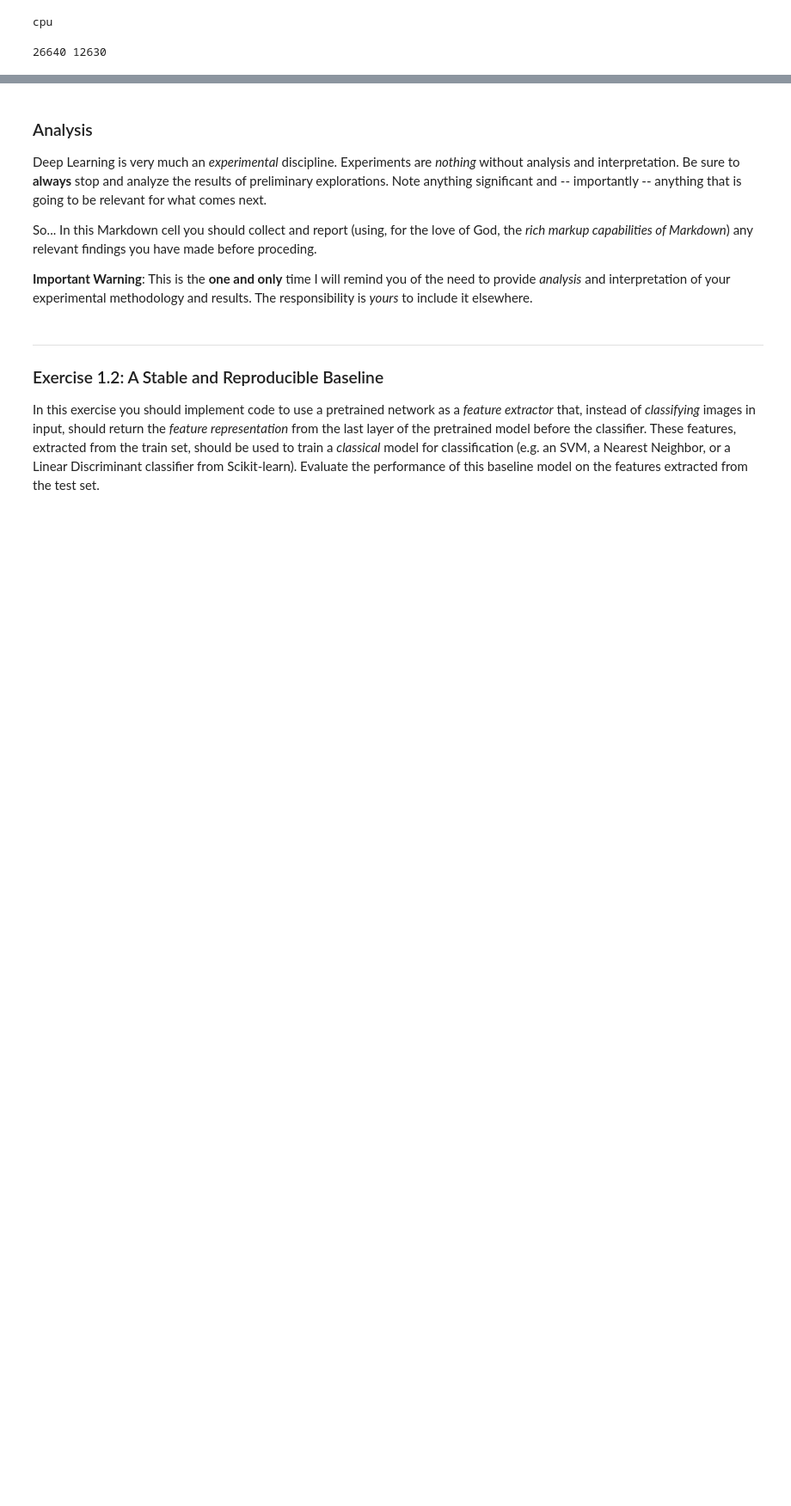
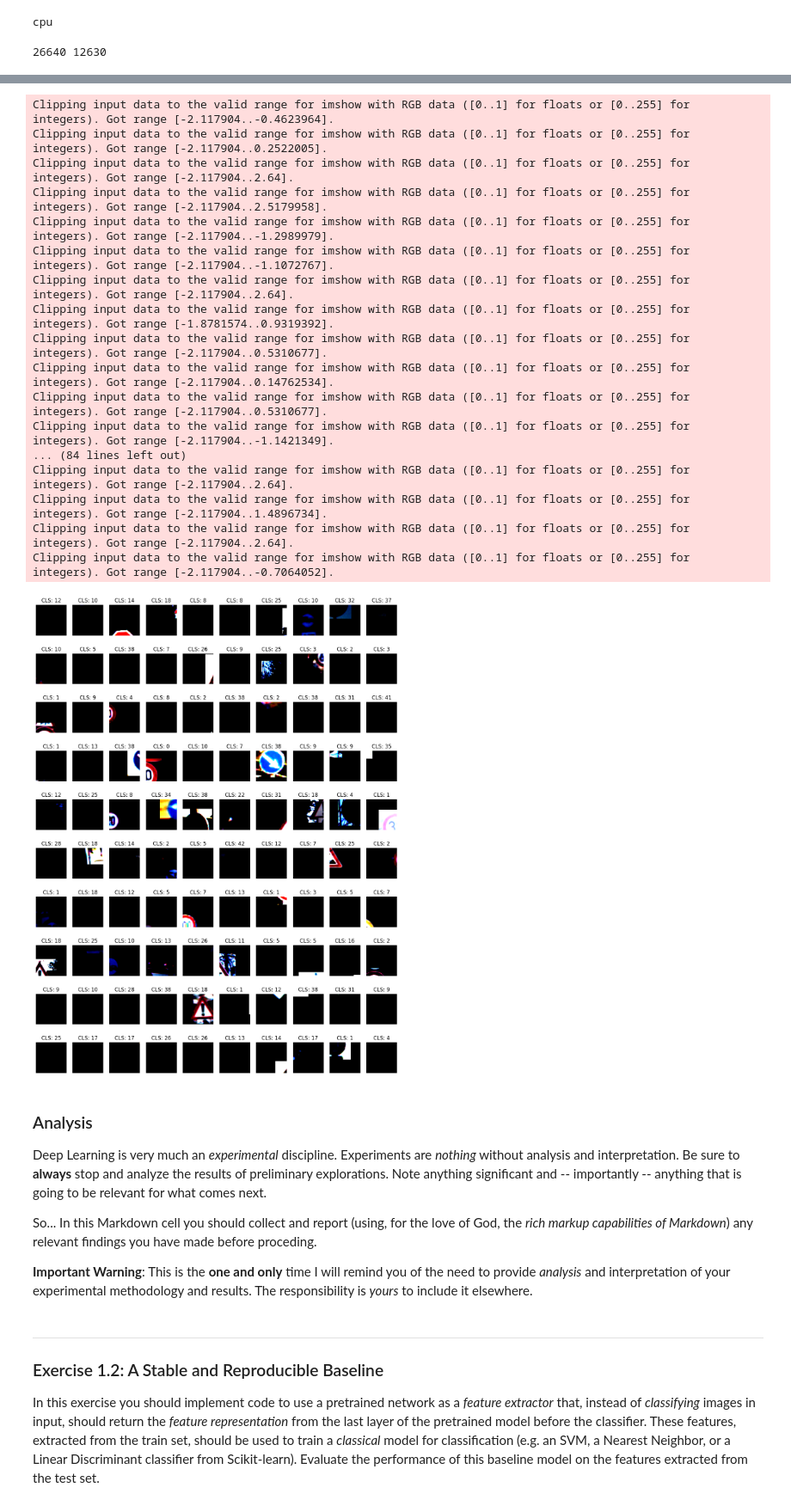
Before and after one commit to Pasqem09-zoo/Deep-Learing-Applications, a Jupyter notebook: DLA-Lab1.ipynb, the cells around one changed output, grey strips where cells are left out. Shown at 86% size. Cells and saved outputs as stored; diff of their text form; code cells hidden in the pictures; blank space fills up the shorter version.

```diff
--- a/DLA-Lab1.ipynb
+++ b/DLA-Lab1.ipynb
@@ -102,3 +158,45 @@ test_ds = GTSRB(root='data', split='test', download=True)
+# %%
+#the final transform: resize to manage the smaller dimension be 70 pixels and then center crop to 64x64 (it introduces a small traslation(data augemntation))
+#then convert to tensor and normalize to...go to "torchvision resnet normalization" (we will see later why this is a good idea)...it has the magic numbers for the normalization
+transform = T.Compose([
+    T.Resize(70),
+    T.RandomCrop(64,64),
+    T.ToTensor(),
+    T.Normalize(mean=[0.485, 0.456, 0.406], std=[0.229, 0.224, 0.225]) # torchvision resnet normalization
+])
+train_ds = GTSRB(root='_data/', split='train', download=True, transform=transform)
+test_ds = GTSRB(root='_data/', split='test', download=True, transform=transform)
+# %%
+# visualize some samples
+nsamples = 100
+image_samples = [train_ds[i] for i in np.random.choice(range(len(train_ds)), nsamples)]
+
+plt.figure(figsize=(15, 20))
+
+for (idx, (im, cls)) in enumerate(image_samples):
+    plt.subplot(10, 10, idx + 1)
+    plt.imshow(im.permute([1, 2, 0]))
+    plt.title(f'CLS: {cls}')
+    plt.axis('off')
+# %% [output]
+Clipping input data to the valid range for imshow with RGB data ([0..1] for floats or [0..255] for integers). Got range [-2.117904..-0.4623964].
+Clipping input data to the valid range for imshow with RGB data ([0..1] for floats or [0..255] for integers). Got range [-2.117904..0.2522005].
+Clipping input data to the valid range for imshow with RGB data ([0..1] for floats or [0..255] for integers). Got range [-2.117904..2.64].
+Clipping input data to the valid range for imshow with RGB data ([0..1] for floats or [0..255] for integers). Got range [-2.117904..2.5179958].
+Clipping input data to the valid range for imshow with RGB data ([0..1] for floats or [0..255] for integers). Got range [-2.117904..-1.2989979].
+Clipping input data to the valid range for imshow with RGB data ([0..1] for floats or [0..255] for integers). Got range [-2.117904..-1.1072767].
+Clipping input data to the valid range for imshow with RGB data ([0..1] for floats or [0..255] for integers). Got range [-2.117904..2.64].
+Clipping input data to the valid range for imshow with RGB data ([0..1] for floats or [0..255] for integers). Got range [-1.8781574..0.9319392].
+Clipping input data to the valid range for imshow with RGB data ([0..1] for floats or [0..255] for integers). Got range [-2.117904..0.5310677].
+Clipping input data to the valid range for imshow with RGB data ([0..1] for floats or [0..255] for integers). Got range [-2.117904..0.14762534].
+Clipping input data to the valid range for imshow with RGB data ([0..1] for floats or [0..255] for integers). Got range [-2.117904..0.5310677].
+Clipping input data to the valid range for imshow with RGB data ([0..1] for floats or [0..255] for integers). Got range [-2.117904..-1.1421349].
+... (84 lines left out)
+Clipping input data to the valid range for imshow with RGB data ([0..1] for floats or [0..255] for integers). Got range [-2.117904..2.64].
+Clipping input data to the valid range for imshow with RGB data ([0..1] for floats or [0..255] for integers). Got range [-2.117904..1.4896734].
+Clipping input data to the valid range for imshow with RGB data ([0..1] for floats or [0..255] for integers). Got range [-2.117904..2.64].
+Clipping input data to the valid range for imshow with RGB data ([0..1] for floats or [0..255] for integers). Got range [-2.117904..-0.7064052].
+[figure, added]
 # %% [markdown]
 ### Analysis
 
```
Also changed, not shown: parts of 9 cells of this notebook, 1 other file.
